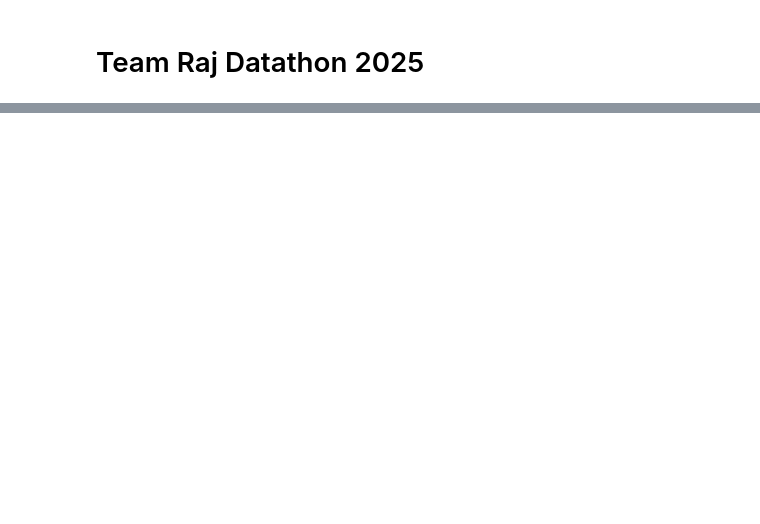
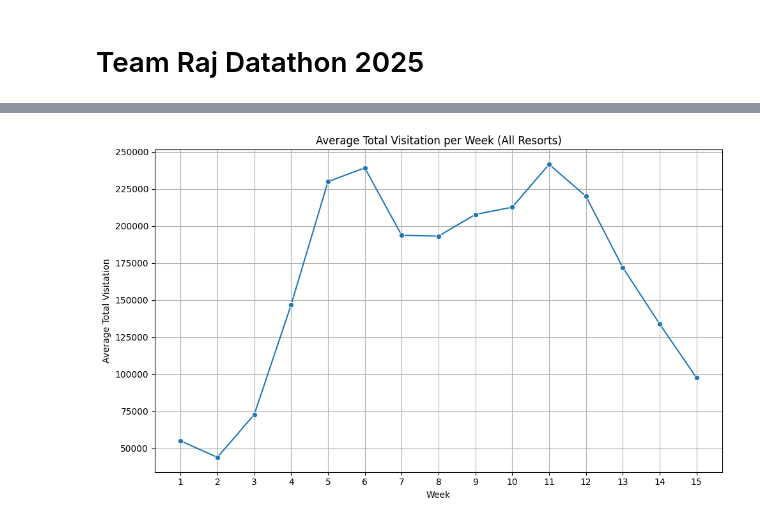
Before and after one commit to JamesGossy/imc_datathon, a Jupyter notebook: DataExploration_v2.ipynb, the cells around one changed output, grey strips where cells are left out. Drawn from its saved outputs; the diff is of its cells as text; code cells hidden in the pictures; blank space fills up the shorter version.

```diff
--- a/DataExploration_v2.ipynb
+++ b/DataExploration_v2.ipynb
@@ -137,0 +182,12 @@ climate_filtered_df.to_csv("data/climate_data_filtered_imputed.csv", index=False
+# %%
+plt.figure(figsize=(10, 6))
+sns.lineplot(data=weekly_total_avg, x='Week', y='Total_Visitation', marker='o')
+plt.title('Average Total Visitation per Week (All Resorts)')
+plt.xlabel('Week')
+plt.ylabel('Average Total Visitation')
+plt.xticks(sorted(weekly_total_avg['Week'].unique()))
+plt.grid(True)
+plt.tight_layout()
+plt.show()
+# %% [output]
+[figure, added]
```
Also changed, not shown: parts of 4 cells of this notebook.
